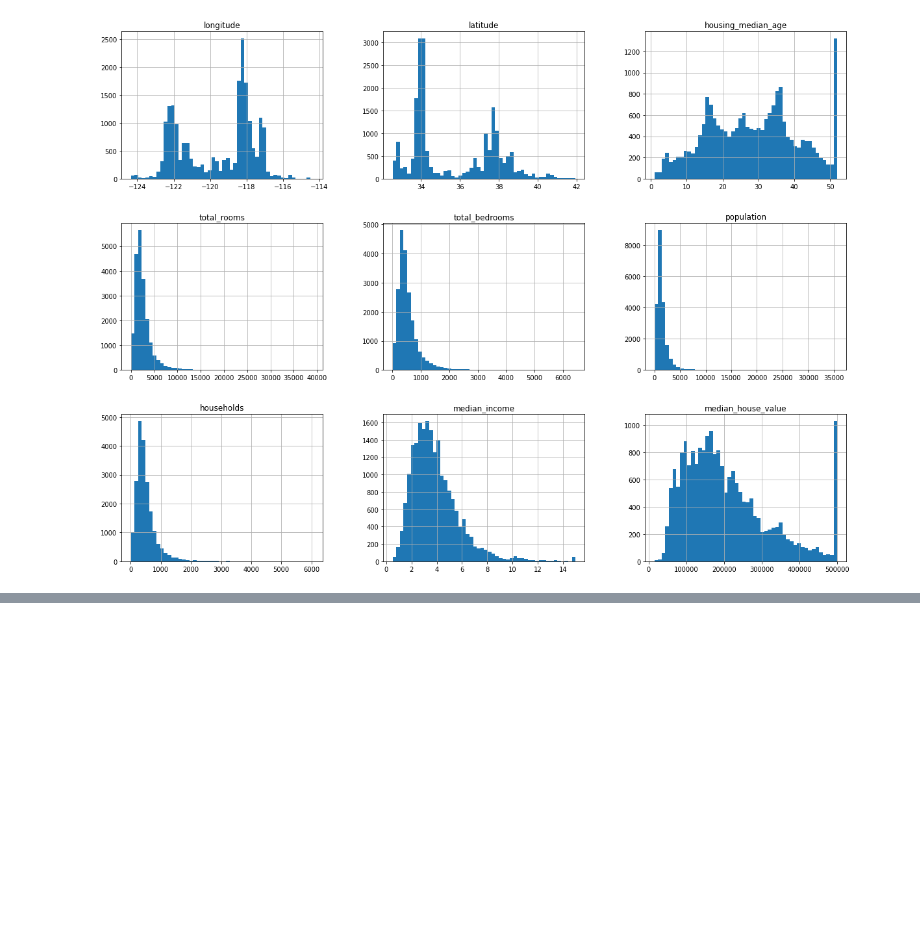
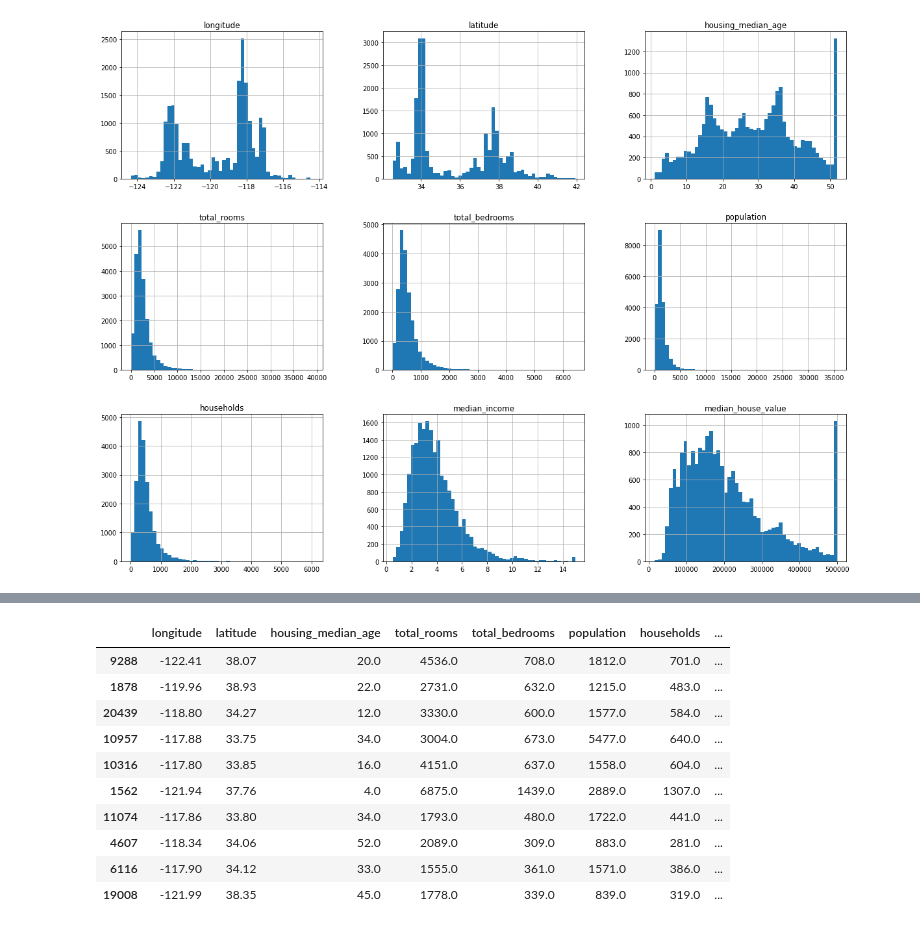
Before and after one commit to lazizrakhmat/DS-ML, a Jupyter notebook: 05_ML_02.ipynb, the cells around one changed output, grey strips where cells are left out. Saved outputs shown, nothing was run; the diff lists cells and outputs as text; code cells hidden in the pictures; blank space fills up the shorter version.

```diff
--- a/05_ML_02.ipynb
+++ b/05_ML_02.ipynb
@@ -73,0 +128,14 @@ plt.show()
+# %%
+test_set.head(10)
+# %% [output]
+|  | longitude | latitude | housing_median_age | total_rooms | total_bedrooms | population | households | ... |
+| 9288 | -122.41 | 38.07 | 20.0 | 4536.0 | 708.0 | 1812.0 | 701.0 | ... |
+| 1878 | -119.96 | 38.93 | 22.0 | 2731.0 | 632.0 | 1215.0 | 483.0 | ... |
+| 20439 | -118.80 | 34.27 | 12.0 | 3330.0 | 600.0 | 1577.0 | 584.0 | ... |
+| 10957 | -117.88 | 33.75 | 34.0 | 3004.0 | 673.0 | 5477.0 | 640.0 | ... |
+| 10316 | -117.80 | 33.85 | 16.0 | 4151.0 | 637.0 | 1558.0 | 604.0 | ... |
+| 1562 | -121.94 | 37.76 | 4.0 | 6875.0 | 1439.0 | 2889.0 | 1307.0 | ... |
+| 11074 | -117.86 | 33.80 | 34.0 | 1793.0 | 480.0 | 1722.0 | 441.0 | ... |
+| 4607 | -118.34 | 34.06 | 52.0 | 2089.0 | 309.0 | 883.0 | 281.0 | ... |
+| 6116 | -117.90 | 34.12 | 33.0 | 1555.0 | 361.0 | 1571.0 | 386.0 | ... |
+| 19008 | -121.99 | 38.35 | 45.0 | 1778.0 | 339.0 | 839.0 | 319.0 | ... |
```
Also changed, not shown: parts of 6 cells of this notebook.
